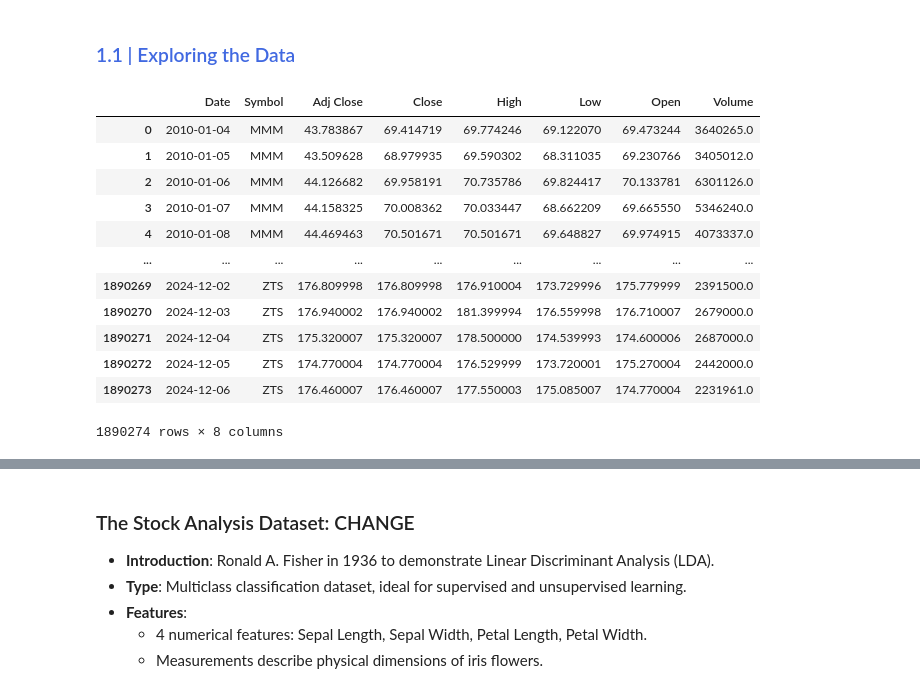
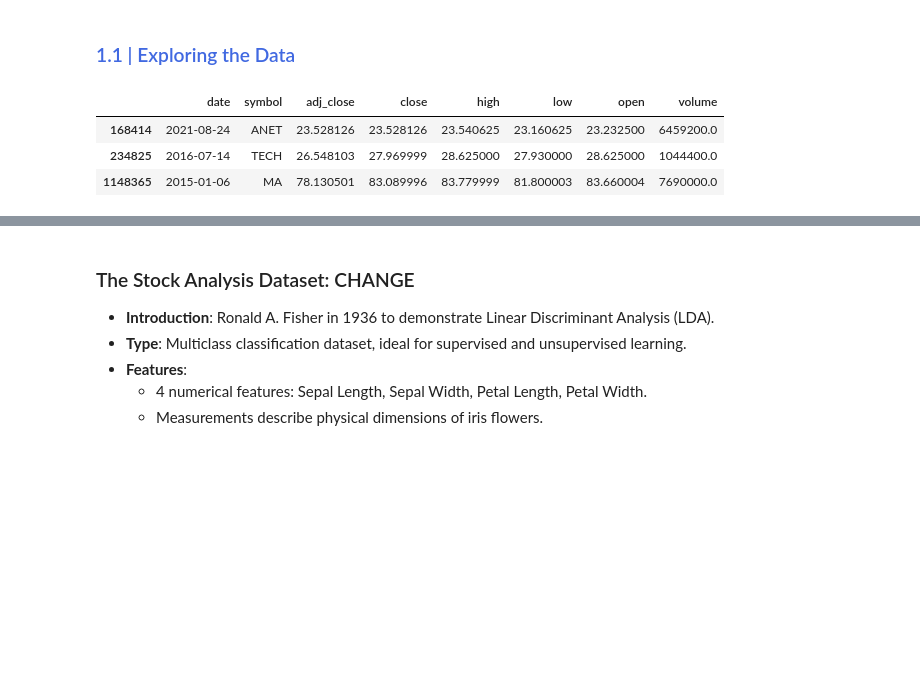
Before and after one commit to marsalmorera/stock-analysis, a Jupyter notebook: stock-analysis.ipynb, the cells around one changed output, grey strips where cells are left out. Saved outputs shown, nothing was run; the diff lists cells and outputs as text; code cells hidden in the pictures; blank space fills up the shorter version.

Commit message:
up2date

```diff
--- a/stock-analysis.ipynb
+++ b/stock-analysis.ipynb
@@ -34,21 +41,17 @@ csv_file_path3 = os.path.join(path, 'sp500_index.csv')
 data = pd.read_csv(csv_file_path)
 df = pd.read_csv(csv_file_path2)
 sp = pd.read_csv(csv_file_path3)
+# %%
+# Cleaning columns with snake_case
+data.columns = [col.lower().replace(" ", "_")for col in data.columns]
+df.columns = [col.lower().replace(" ", "_")for col in df.columns]
+sp.columns = [col.lower().replace(" ", "_")for col in sp.columns]
 # %% [markdown]
 <h3 style="color: #4169E1;">1.1 | Exploring the Data </h3>
 # %%
-data
+data.sample(3)
 # %% [output]
-|  | Date | Symbol | Adj Close | Close | High | Low | Open | Volume |
-| 0 | 2010-01-04 | MMM | 43.783867 | 69.414719 | 69.774246 | 69.122070 | 69.473244 | 3640265.0 |
-| 1 | 2010-01-05 | MMM | 43.509628 | 68.979935 | 69.590302 | 68.311035 | 69.230766 | 3405012.0 |
-| 2 | 2010-01-06 | MMM | 44.126682 | 69.958191 | 70.735786 | 69.824417 | 70.133781 | 6301126.0 |
-| 3 | 2010-01-07 | MMM | 44.158325 | 70.008362 | 70.033447 | 68.662209 | 69.665550 | 5346240.0 |
-| 4 | 2010-01-08 | MMM | 44.469463 | 70.501671 | 70.501671 | 69.648827 | 69.974915 | 4073337.0 |
-| ... | ... | ... | ... | ... | ... | ... | ... | ... |
-| 1890269 | 2024-12-02 | ZTS | 176.809998 | 176.809998 | 176.910004 | 173.729996 | 175.779999 | 2391500.0 |
-| 1890270 | 2024-12-03 | ZTS | 176.940002 | 176.940002 | 181.399994 | 176.559998 | 176.710007 | 2679000.0 |
-| 1890271 | 2024-12-04 | ZTS | 175.320007 | 175.320007 | 178.500000 | 174.539993 | 174.600006 | 2687000.0 |
-| 1890272 | 2024-12-05 | ZTS | 174.770004 | 174.770004 | 176.529999 | 173.720001 | 175.270004 | 2442000.0 |
-| 1890273 | 2024-12-06 | ZTS | 176.460007 | 176.460007 | 177.550003 | 175.085007 | 174.770004 | 2231961.0 |
+|  | date | symbol | adj_close | close | high | low | open | volume |
+| 168414 | 2021-08-24 | ANET | 23.528126 | 23.528126 | 23.540625 | 23.160625 | 23.232500 | 6459200.0 |
+| 234825 | 2016-07-14 | TECH | 26.548103 | 27.969999 | 28.625000 | 27.930000 | 28.625000 | 1044400.0 |
+| 1148365 | 2015-01-06 | MA | 78.130501 | 83.089996 | 83.779999 | 81.800003 | 83.660004 | 7690000.0 |
-1890274 rows × 8 columns
```
Also changed, not shown: parts of 41 cells of this notebook, 1 other file.
